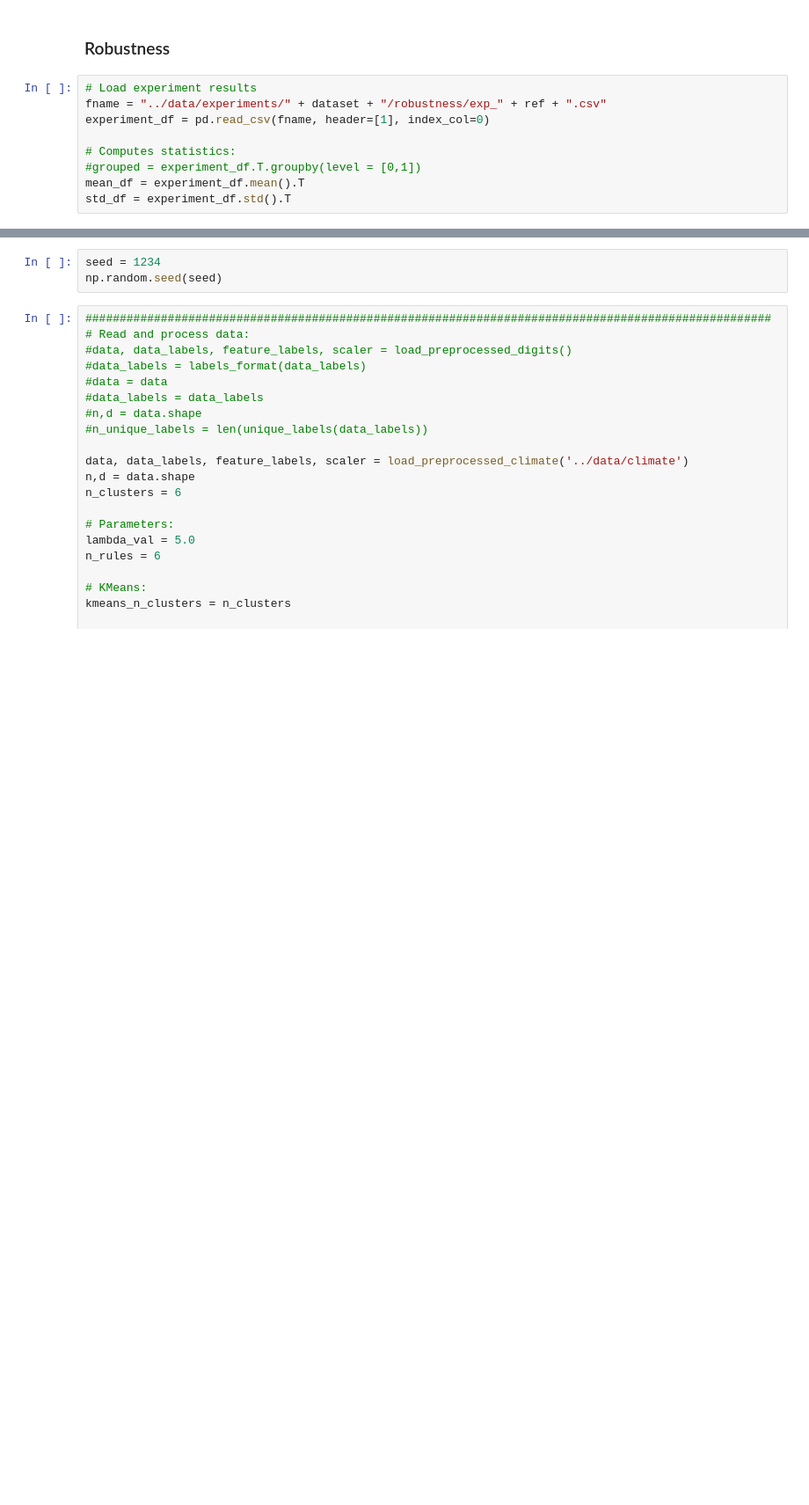
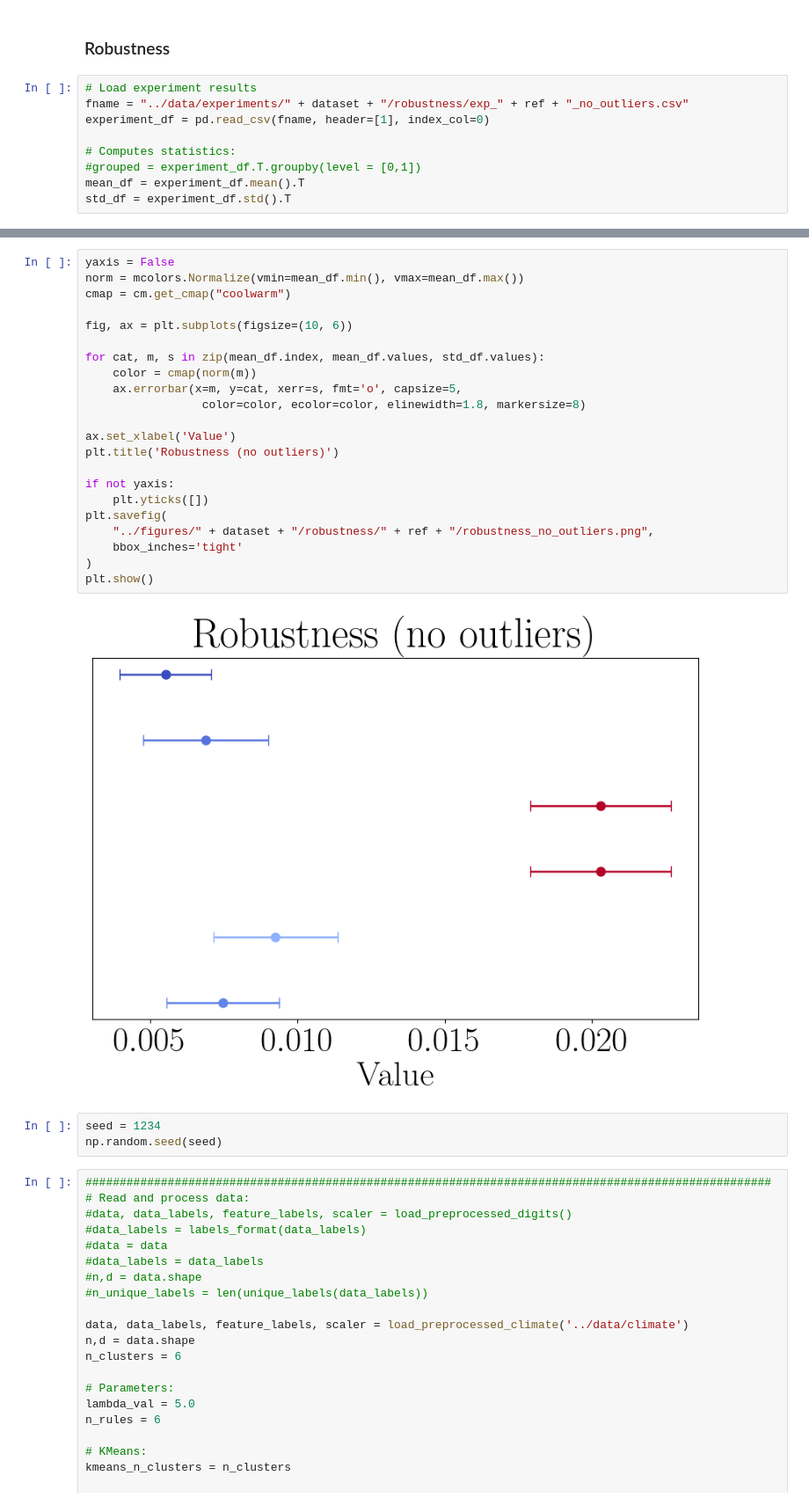
Before and after one commit to kevinqnb/interpretable-clustering, a Jupyter notebook: examples/experiments.ipynb, the cells around one changed output, grey strips where cells are left out. Shown: that part at 88% size. Saved outputs shown, nothing was run; the diff lists cells and outputs as text; blank space fills up the shorter version.

```diff
--- a/examples/experiments.ipynb
+++ b/examples/experiments.ipynb
@@ -197,7 +222,7 @@ plt.savefig(
 ### Robustness
 # %%
 # Load experiment results
-fname = "../data/experiments/" + dataset + "/robustness/exp_" + ref + ".csv"
+fname = "../data/experiments/" + dataset + "/robustness/exp_" + ref + "_no_outliers.csv"
 experiment_df = pd.read_csv(fname, header=[1], index_col=0)
 
 # Computes statistics:
@@ -226,4 +251,28 @@ DSCluster-Pointwise-Rules      0.001541
 dtype: float64
+# %%
+yaxis = False
+norm = mcolors.Normalize(vmin=mean_df.min(), vmax=mean_df.max())
+cmap = cm.get_cmap("coolwarm")
+
+fig, ax = plt.subplots(figsize=(10, 6))
+
+for cat, m, s in zip(mean_df.index, mean_df.values, std_df.values):
+    color = cmap(norm(m))
+    ax.errorbar(x=m, y=cat, xerr=s, fmt='o', capsize=5,
+                 color=color, ecolor=color, elinewidth=1.8, markersize=8)
+
+ax.set_xlabel('Value')
+plt.title('Robustness (no outliers)')
+
+if not yaxis:
+    plt.yticks([])
+plt.savefig(
+    "../figures/" + dataset + "/robustness/" + ref + "/robustness_no_outliers.png",
+    bbox_inches='tight'
+)
+plt.show()
+# %% [output]
+[figure, added]
 # %%
 seed = 1234
 np.random.seed(seed)
```
Also changed, not shown: parts of 8 cells of this notebook, 29 other files.
